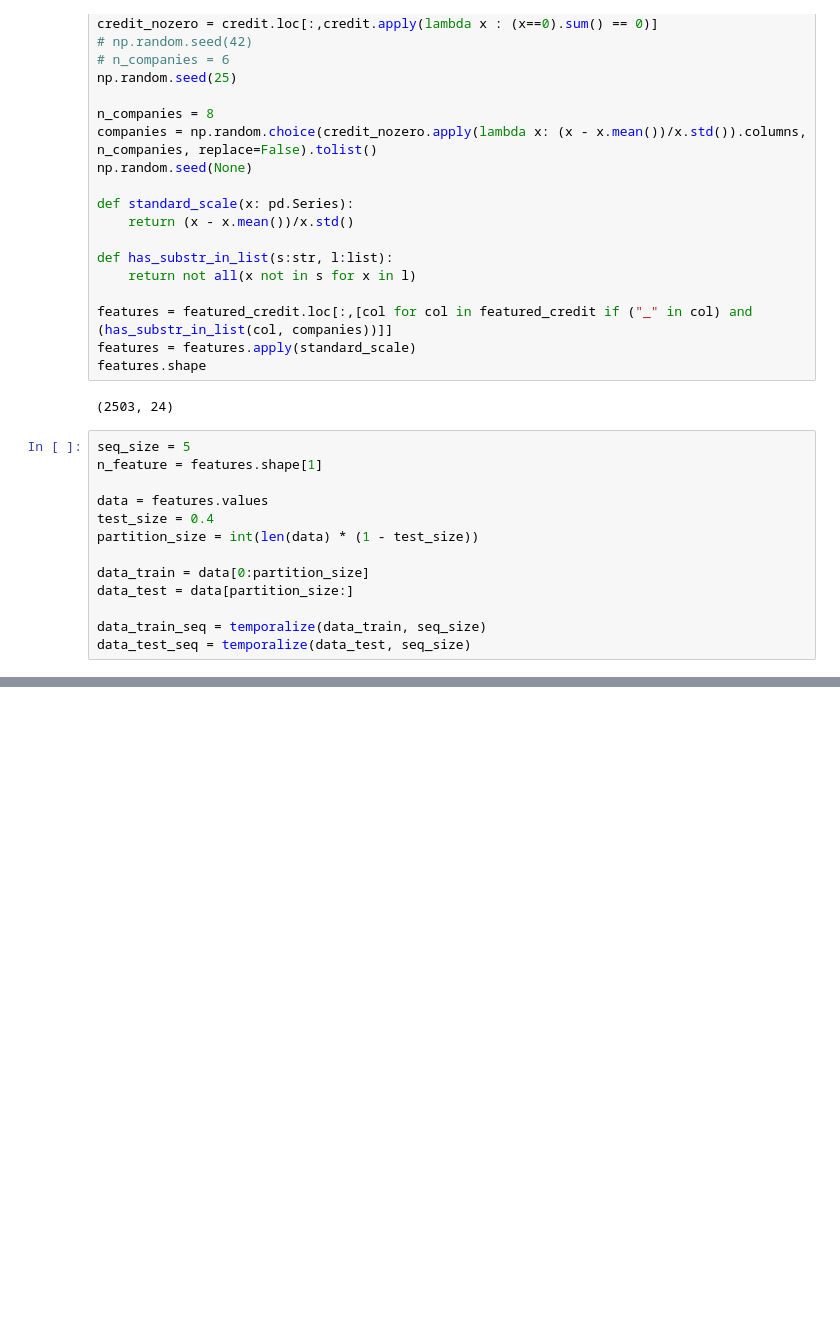
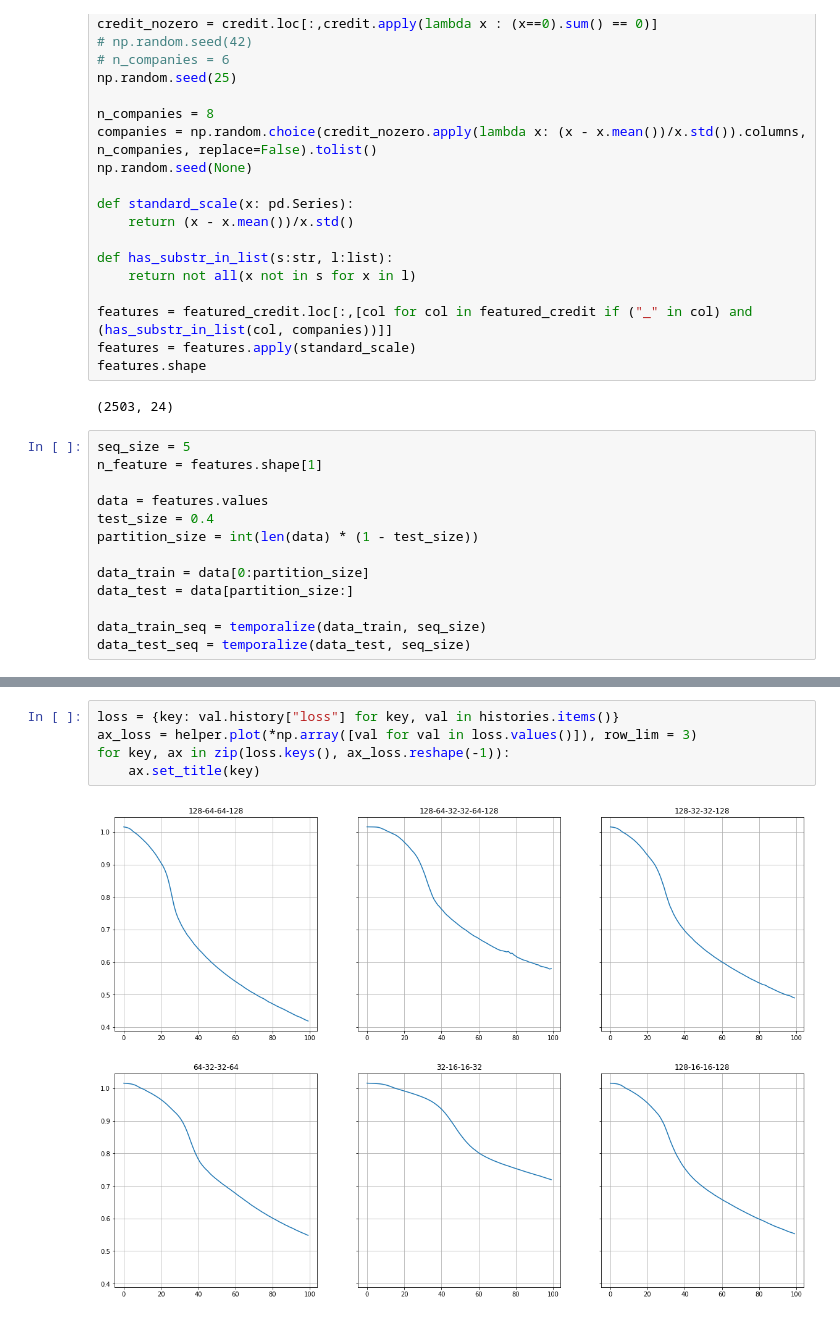
Before and after one commit to rohan-r-kulkarni/wellington_anomaly_detection, a Jupyter notebook: graphs.ipynb, the cells around one changed output, grey strips where cells are left out. Cells and saved outputs as stored; diff of their text form; blank space fills up the shorter version.

Commit message:
Edited Graph

```diff
--- a/graphs.ipynb
+++ b/graphs.ipynb
@@ -159,0 +201,7 @@ TypeError: unhashable type: 'list'
+# %%
+loss = {key: val.history["loss"] for key, val in histories.items()}
+ax_loss = helper.plot(*np.array([val for val in loss.values()]), row_lim = 3)
+for key, ax in zip(loss.keys(), ax_loss.reshape(-1)):
+    ax.set_title(key)
+# %% [output]
+[figure, added]
```
Also changed, not shown: parts of 2 cells of this notebook.
